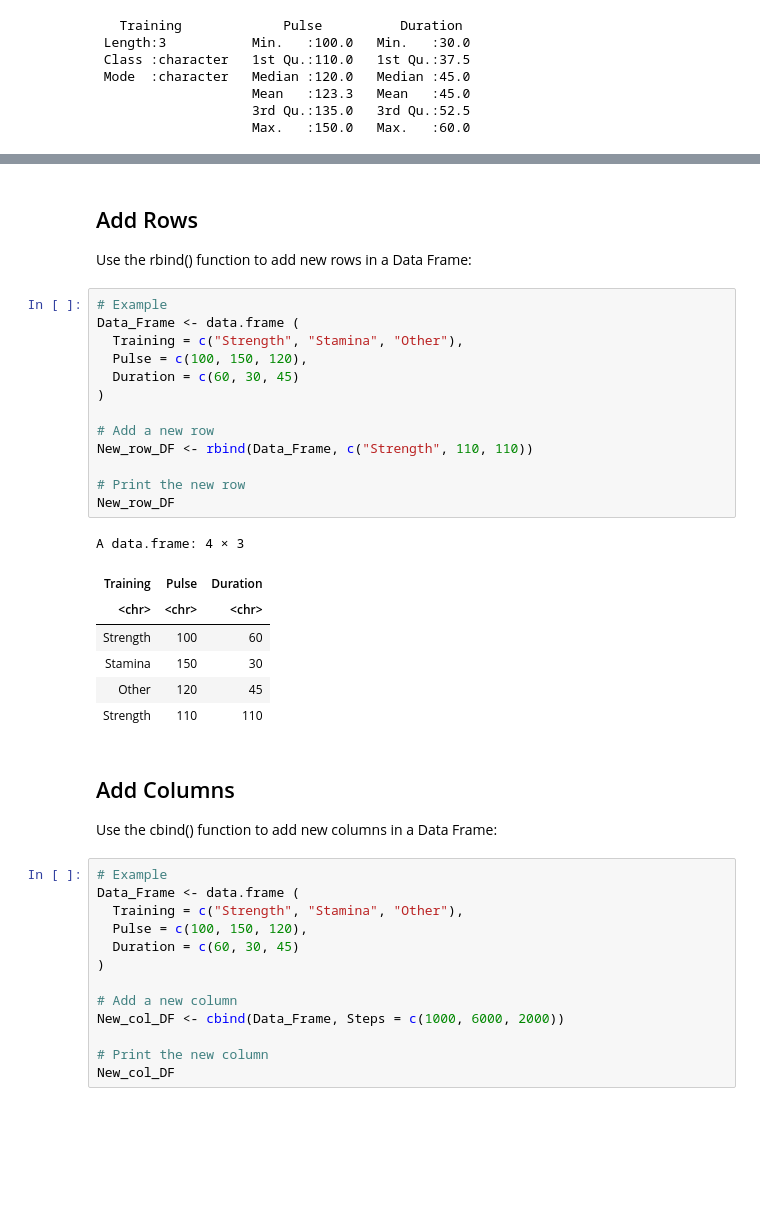
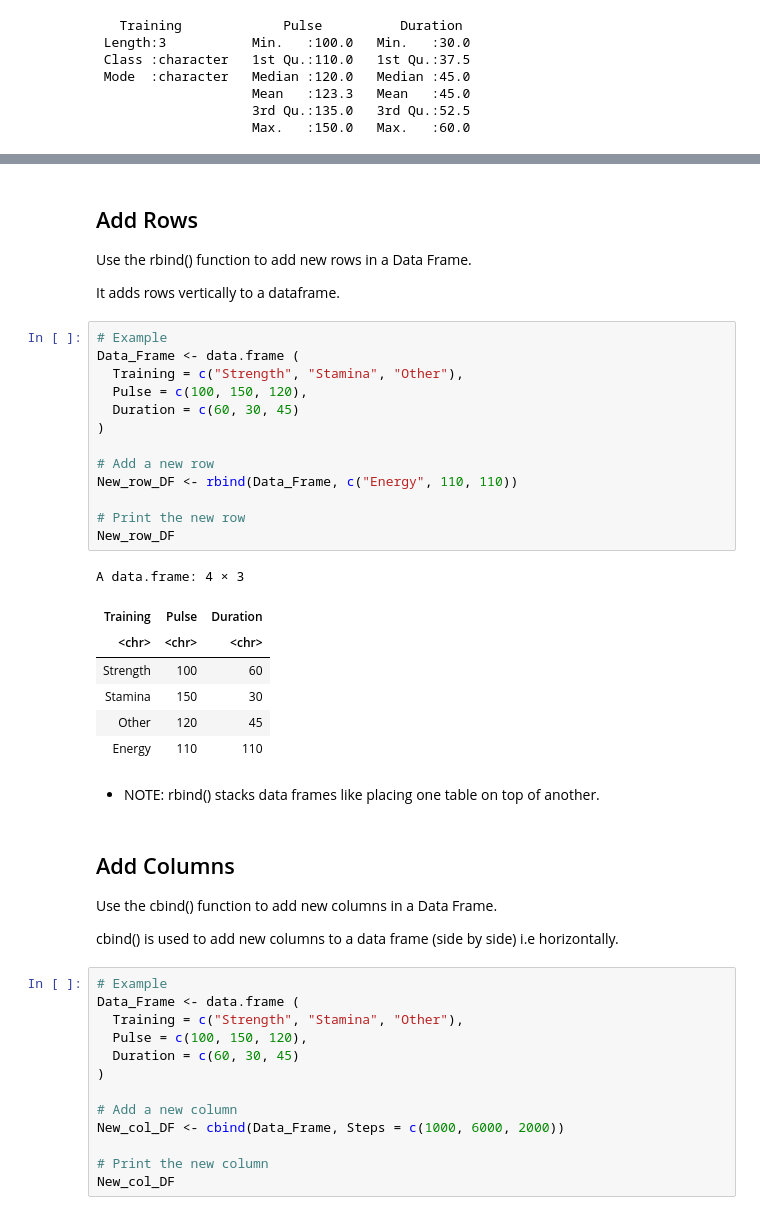
Before and after one commit to prodigy234/Complete_Data_Science_Full_Course, a Jupyter notebook: R Programming/16.R Data Structures.ipynb, the cells around one changed output, grey strips where cells are left out. Cells and saved outputs as stored; diff of their text form; blank space fills up the shorter version.

```diff
--- a/R Programming/16.R Data Structures.ipynb
+++ b/R Programming/16.R Data Structures.ipynb
@@ -1026,32 +1051,38 @@ A data.frame: 3 × 1
 # %% [markdown]
 ## Add Rows
 
-Use the rbind() function to add new rows in a Data Frame:
+Use the rbind() function to add new rows in a Data Frame.
+
+It adds rows vertically to a dataframe.
 # %%
 # Example
 Data_Frame <- data.frame (
   Training = c("Strength", "Stamina", "Other"),
   Pulse = c(100, 150, 120),
   Duration = c(60, 30, 45)
 )
 
 # Add a new row
-New_row_DF <- rbind(Data_Frame, c("Strength", 110, 110))
+New_row_DF <- rbind(Data_Frame, c("Energy", 110, 110))
 
 # Print the new row
 New_row_DF
 # %% [output]
 A data.frame: 4 × 3
 | Training | Pulse | Duration |
 | <chr> | <chr> | <chr> |
 | Strength | 100 | 60 |
 | Stamina | 150 | 30 |
 | Other | 120 | 45 |
-| Strength | 110 | 110 |
+| Energy | 110 | 110 |
+# %% [markdown]
+- NOTE: rbind() stacks data frames like placing one table on top of another.
 # %% [markdown]
 ## Add Columns
 
-Use the cbind() function to add new columns in a Data Frame:
+Use the cbind() function to add new columns in a Data Frame.
+
+cbind() is used to add new columns to a data frame (side by side) i.e horizontally.
 # %%
 # Example
 Data_Frame <- data.frame (
```
Also changed, not shown: parts of 9 cells of this notebook.
